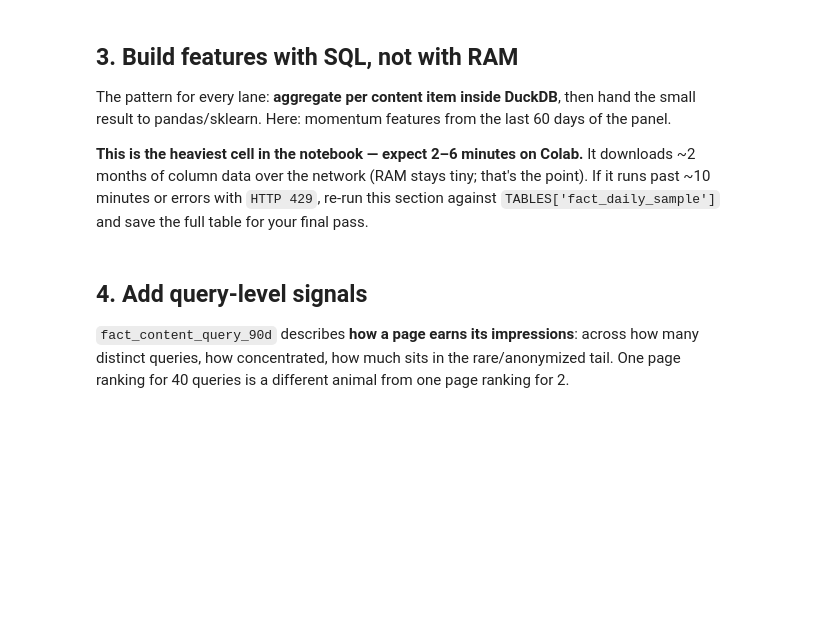
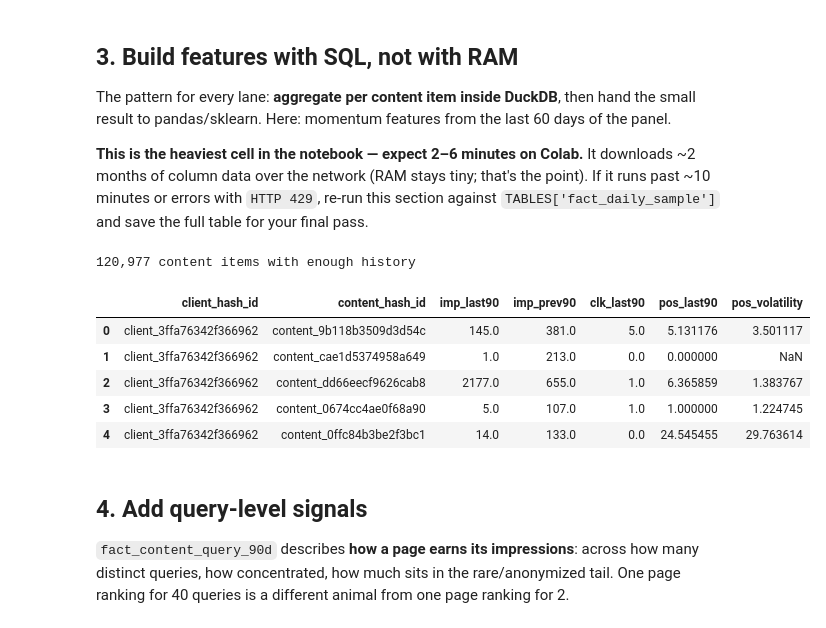
Before and after one commit to Keroles-Hany/FlyRank-ML-Internship, a Jupyter notebook: notebooks/03_working_with_the_full_release.ipynb, the cells around one changed output. Cells and saved outputs as stored; diff of their text form; code cells hidden in the pictures; blank space fills up the shorter version.

```diff
--- a/notebooks/03_working_with_the_full_release.ipynb
+++ b/notebooks/03_working_with_the_full_release.ipynb
@@ -85,23 +104,37 @@ result to pandas/sklearn. Here: momentum features from the last 60 days of the p
 
 **This is the heaviest cell in the notebook — expect 2–6 minutes on Colab.** It downloads ~2 months of column data over the network (RAM stays tiny; that's the point). If it runs past ~10 minutes or errors with `HTTP 429`, re-run this section against `TABLES['fact_daily_sample']` and save the full table for your final pass.
 # %%
+# --- Feature Engineering Update ---
+# 1. Extended window to 90 days to capture longer-term performance trends.
+# 2. Added 'pos_volatility' (Standard Deviation of position) to detect content
+#    instability. High volatility often signals that a page needs a content refresh.
+
 features = con.sql(f"""
     WITH bounds AS (
         SELECT MAX(report_date) AS end_d FROM {TABLES['fact_daily']}
     ),
     windowed AS (
         SELECT f.client_hash_id, f.content_hash_id,
-               SUM(CASE WHEN f.report_date >  b.end_d - INTERVAL 30 DAY THEN f.gsc_impressions ELSE 0 END) AS imp_last30,
-               SUM(CASE WHEN f.report_date <= b.end_d - INTERVAL 30 DAY THEN f.gsc_impressions ELSE 0 END) AS imp_prev30,
-               SUM(CASE WHEN f.report_date >  b.end_d - INTERVAL 30 DAY THEN f.gsc_clicks ELSE 0 END)      AS clk_last30,
-               AVG(CASE WHEN f.report_date >  b.end_d - INTERVAL 30 DAY THEN f.gsc_avg_position END)       AS pos_last30
+               SUM(CASE WHEN f.report_date >  b.end_d - INTERVAL 90 DAY THEN f.gsc_impressions ELSE 0 END) AS imp_last90,
+               SUM(CASE WHEN f.report_date <= b.end_d - INTERVAL 90 DAY THEN f.gsc_impressions ELSE 0 END) AS imp_prev90,
+               SUM(CASE WHEN f.report_date >  b.end_d - INTERVAL 90 DAY THEN f.gsc_clicks ELSE 0 END)      AS clk_last90,
+               AVG(CASE WHEN f.report_date >  b.end_d - INTERVAL 90 DAY THEN f.gsc_avg_position END)       AS pos_last90,
+               STDDEV(CASE WHEN f.report_date > b.end_d - INTERVAL 90 DAY THEN f.gsc_avg_position END)      AS pos_volatility
         FROM {TABLES['fact_daily']} f, bounds b
-        WHERE f.report_date > b.end_d - INTERVAL 60 DAY
+        WHERE f.report_date > b.end_d - INTERVAL 180 DAY
         GROUP BY 1, 2
-        HAVING imp_prev30 >= 100
+        HAVING imp_prev90 >= 100
     )
     SELECT * FROM windowed
 """).df()
 
 print(f'{len(features):,} content items with enough history')
 features.head()
+# %% [output]
+120,977 content items with enough history
+|  | client_hash_id | content_hash_id | imp_last90 | imp_prev90 | clk_last90 | pos_last90 | pos_volatility |
+| 0 | client_3ffa76342f366962 | content_9b118b3509d3d54c | 145.0 | 381.0 | 5.0 | 5.131176 | 3.501117 |
+| 1 | client_3ffa76342f366962 | content_cae1d5374958a649 | 1.0 | 213.0 | 0.0 | 0.000000 | NaN |
+| 2 | client_3ffa76342f366962 | content_dd66eecf9626cab8 | 2177.0 | 655.0 | 1.0 | 6.365859 | 1.383767 |
+| 3 | client_3ffa76342f366962 | content_0674cc4ae0f68a90 | 5.0 | 107.0 | 1.0 | 1.000000 | 1.224745 |
+| 4 | client_3ffa76342f366962 | content_0ffc84b3be2f3bc1 | 14.0 | 133.0 | 0.0 | 24.545455 | 29.763614 |
```
Also changed, not shown: parts of 7 cells of this notebook.
